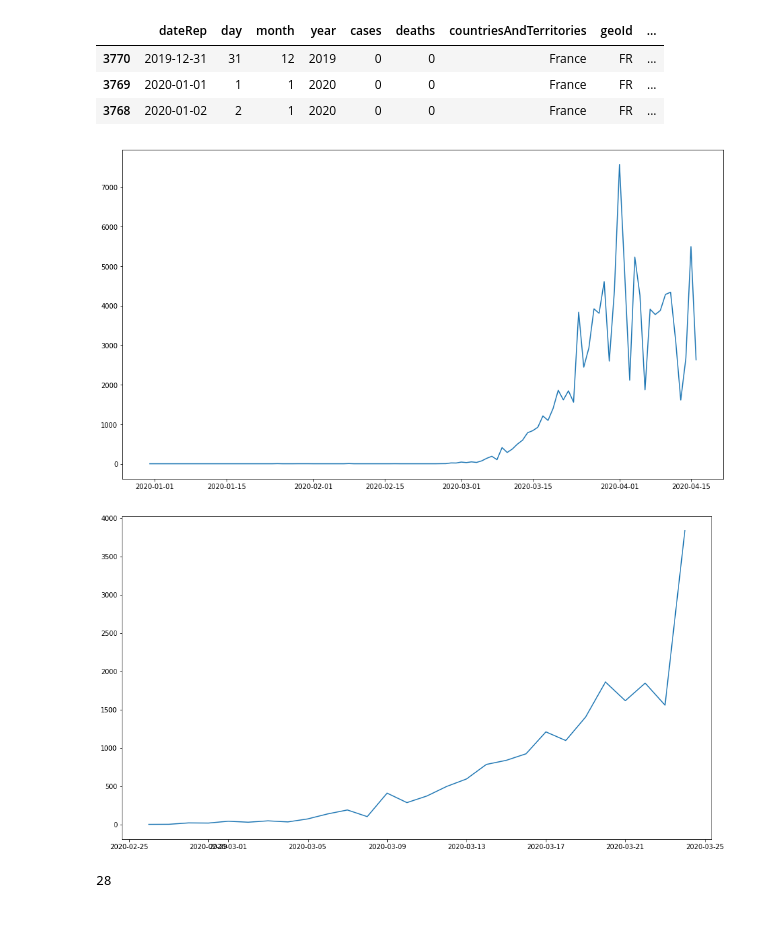
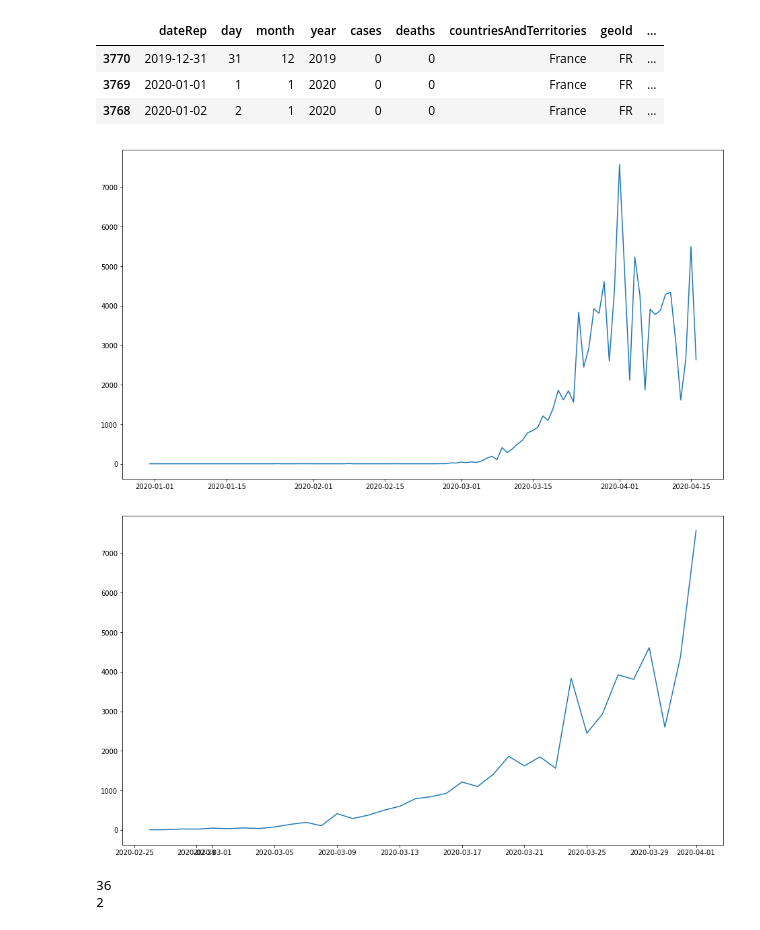
Before and after one commit to chloeskt/covid-19, a Jupyter notebook: ABC_SIR.ipynb, the cells around one changed output. Drawn from its saved outputs; the diff is of its cells as text; code cells hidden in the pictures.

```diff
--- a/ABC_SIR.ipynb
+++ b/ABC_SIR.ipynb
@@ -147,15 +252,22 @@ df.head(3)
 # %%
 plt.figure(figsize=(16,9))
 plt.plot(df['dateRep'], df['cases'])
 plt.show()
 
 plt.figure(figsize=(16,9))
-tmp = df[(df['dateRep'] >= '2020-02-26') & (df['dateRep'] <= '2020-03-24')]
+tmp = df[(df['dateRep'] >= '2020-02-26') & (df['dateRep'] <= '2020-04-01')]
 plt.plot(tmp['dateRep'], tmp['cases'])
 plt.show()
 
+#plt.figure(figsize=(16,9))
+#tmp = df[(df['dateRep'] > '2020-04-01')]
+#plt.plot(tmp['dateRep'], tmp['cases'])
+#plt.show()
+
 print(len(tmp))
+print(tmp.cases.values[0])
 # %% [output]
 [figure]
-[figure, old version]
+[figure, new version]
-28
+36
+2
```
Also changed, not shown: parts of 18 cells of this notebook.
